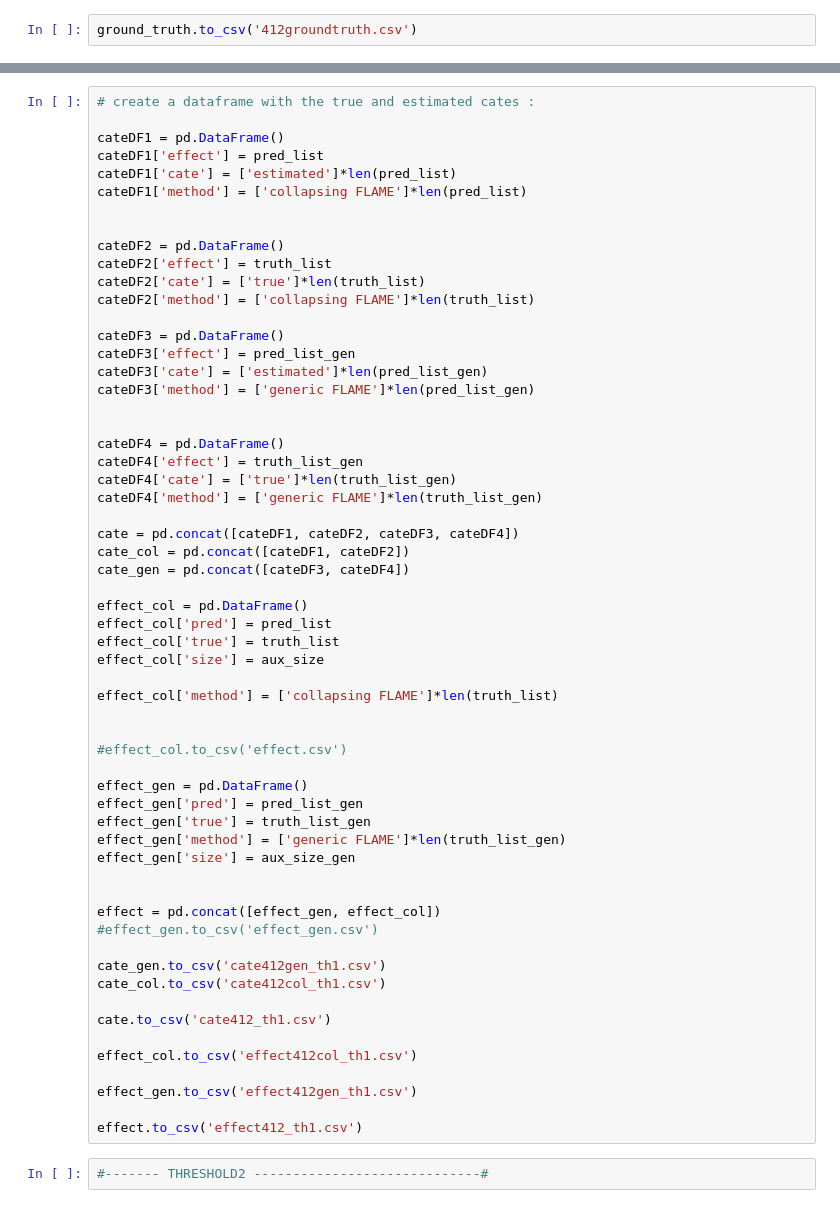
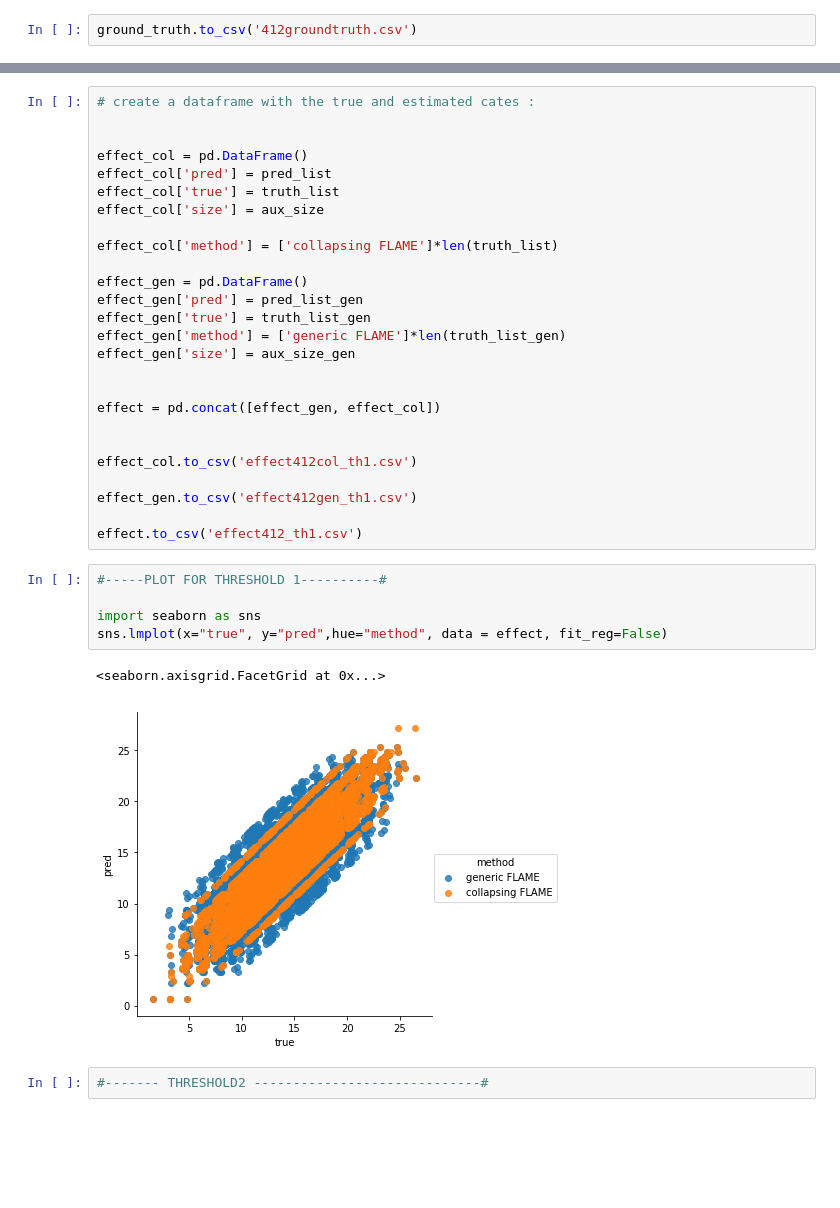
Before and after one commit to almostExactMatch/collapsingFLAME, a Jupyter notebook: experiments/FLAMEsearlyon/EXPERIMENT2-FLAME.ipynb, the cells around one changed output, grey strips where cells are left out. Saved outputs shown, nothing was run; the diff lists cells and outputs as text; blank space fills up the shorter version.

```diff
--- a/experiments/FLAMEsearlyon/EXPERIMENT2-FLAME.ipynb
+++ b/experiments/FLAMEsearlyon/EXPERIMENT2-FLAME.ipynb
@@ -154,31 +145,6 @@ for r_gen in res_gen[1]:
 # %%
 # create a dataframe with the true and estimated cates :
 
-cateDF1 = pd.DataFrame()
-cateDF1['effect'] = pred_list
-cateDF1['cate'] = ['estimated']*len(pred_list)
-cateDF1['method'] = ['collapsing FLAME']*len(pred_list)
-
-
-cateDF2 = pd.DataFrame()
-cateDF2['effect'] = truth_list
-cateDF2['cate'] = ['true']*len(truth_list)
-cateDF2['method'] = ['collapsing FLAME']*len(truth_list)
-
-cateDF3 = pd.DataFrame()
-cateDF3['effect'] = pred_list_gen
-cateDF3['cate'] = ['estimated']*len(pred_list_gen)
-cateDF3['method'] = ['generic FLAME']*len(pred_list_gen)
-
-
-cateDF4 = pd.DataFrame()
-cateDF4['effect'] = truth_list_gen
-cateDF4['cate'] = ['true']*len(truth_list_gen)
-cateDF4['method'] = ['generic FLAME']*len(truth_list_gen)
-
-cate = pd.concat([cateDF1, cateDF2, cateDF3, cateDF4])
-cate_col = pd.concat([cateDF1, cateDF2])
-cate_gen = pd.concat([cateDF3, cateDF4])
 
 effect_col = pd.DataFrame()
 effect_col['pred'] = pred_list
@@ -186,9 +152,6 @@ effect_col['true'] = truth_list
 effect_col['size'] = aux_size
 
 effect_col['method'] = ['collapsing FLAME']*len(truth_list)
-
-
-#effect_col.to_csv('effect.csv')
 
 effect_gen = pd.DataFrame()
 effect_gen['pred'] = pred_list_gen
@@ -198,18 +161,21 @@ effect_gen['size'] = aux_size_gen
 
 
 effect = pd.concat([effect_gen, effect_col])
-#effect_gen.to_csv('effect_gen.csv')
 
-cate_gen.to_csv('cate412gen_th1.csv')
-cate_col.to_csv('cate412col_th1.csv')
-
-cate.to_csv('cate412_th1.csv')
 
 effect_col.to_csv('effect412col_th1.csv')
 
 effect_gen.to_csv('effect412gen_th1.csv')
 
 effect.to_csv('effect412_th1.csv')
+# %%
+#-----PLOT FOR THRESHOLD 1----------#
+
+import seaborn as sns
+sns.lmplot(x="true", y="pred",hue="method", data = effect, fit_reg=False)
+# %% [output]
+<seaborn.axisgrid.FacetGrid at 0x...>
+[figure, added]
 # %%
 #------- THRESHOLD2 -----------------------------#
 # %%
```
Also changed, not shown: parts of 15 cells of this notebook, 5 other files.
